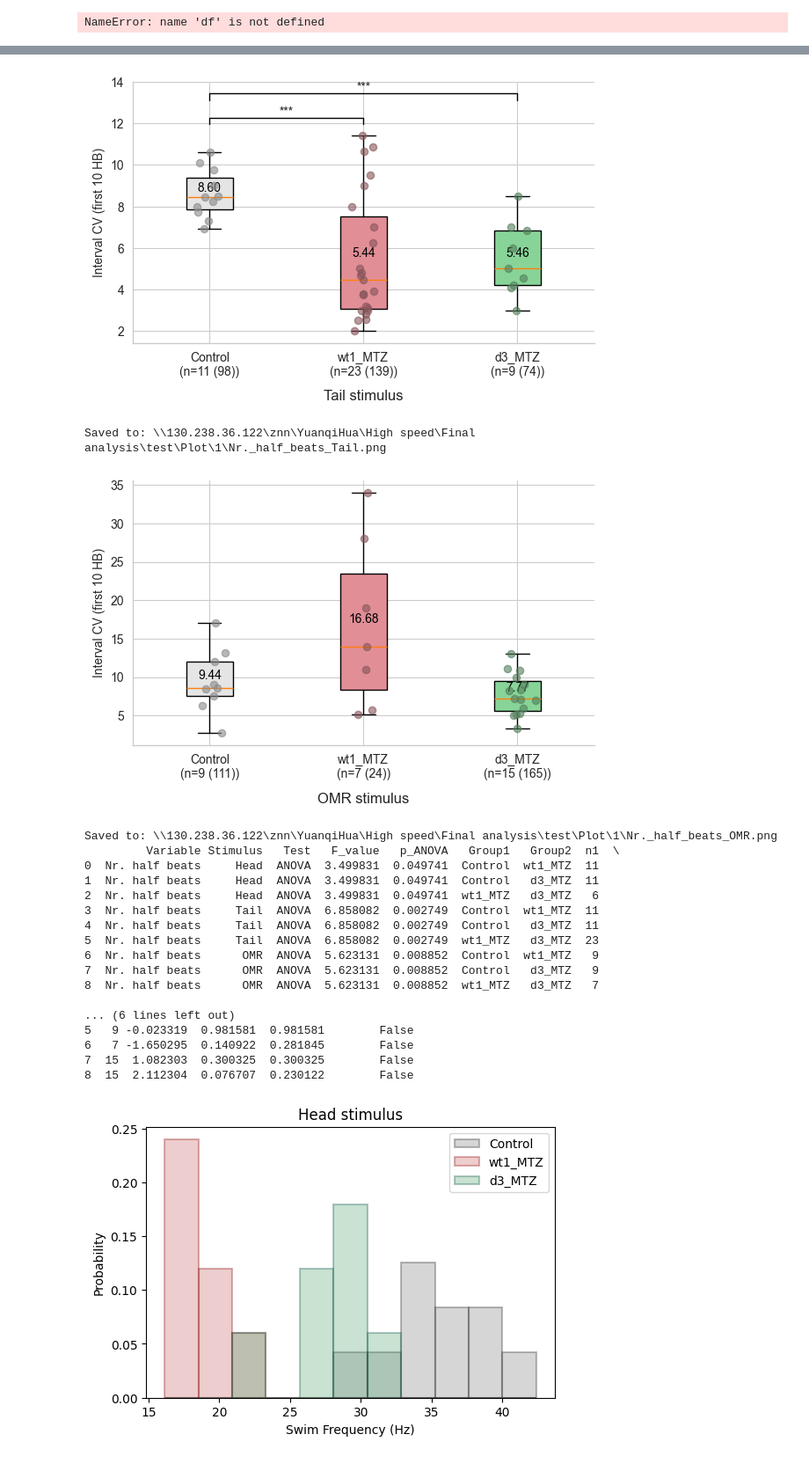
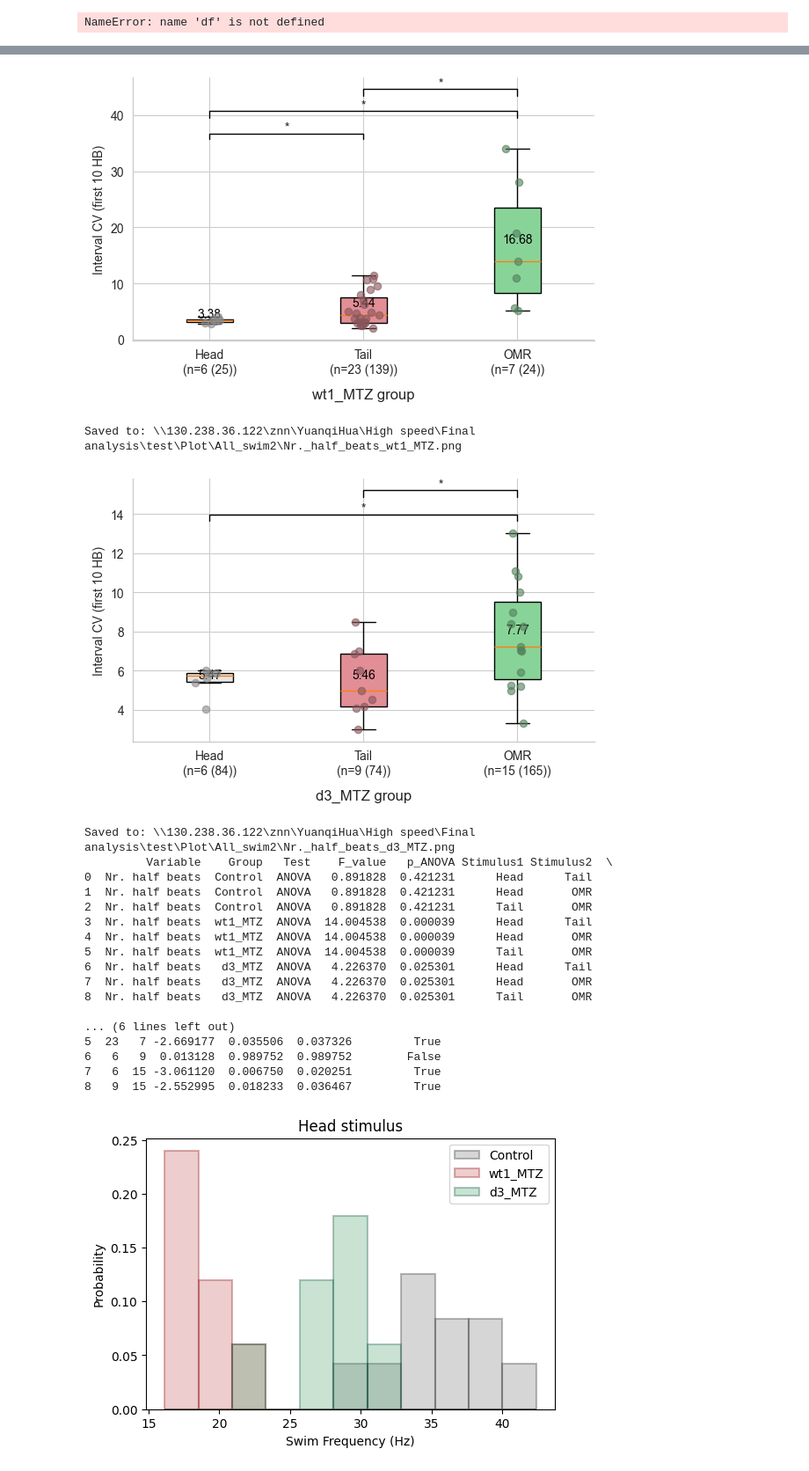
Before and after one commit to YuanqiHua1/HighSpeed, a Jupyter notebook: Final analysis.ipynb, the cells around one changed output, grey strips where cells are left out. Shown at 88% size. Cells and saved outputs as stored; diff of their text form; code cells hidden in the pictures.

Commit message:
Plot functions

```diff
--- a/Final analysis.ipynb
+++ b/Final analysis.ipynb
@@ -794,7 +503,7 @@ for ycol, ylabel in [
     )
 
     # Plot
-    df_plot = plot(
+    df_plot = plot_head_tail_within_group(
         folder=save_folder,
         ycol=ycol,
         Ylabel=ylabel,
@@ -848,23 +557,23 @@ Saved to: \\130.238.36.122\znn\YuanqiHua\High speed\Final analysis\test\Plot\1\N
-[figure, old version]
+[figure, new version]
-Saved to: \\130.238.36.122\znn\YuanqiHua\High speed\Final analysis\test\Plot\1\Nr._half_beats_Tail.png
+Saved to: \\130.238.36.122\znn\YuanqiHua\High speed\Final analysis\test\Plot\All_swim2\Nr._half_beats_wt1_MTZ.png
-[figure, old version]
+[figure, new version]
-Saved to: \\130.238.36.122\znn\YuanqiHua\High speed\Final analysis\test\Plot\1\Nr._half_beats_OMR.png
-         Variable Stimulus   Test   F_value   p_ANOVA   Group1   Group2  n1  \
-0  Nr. half beats     Head  ANOVA  3.499831  0.049741  Control  wt1_MTZ  11
-1  Nr. half beats     Head  ANOVA  3.499831  0.049741  Control   d3_MTZ  11
-2  Nr. half beats     Head  ANOVA  3.499831  0.049741  wt1_MTZ   d3_MTZ   6
-3  Nr. half beats     Tail  ANOVA  6.858082  0.002749  Control  wt1_MTZ  11
-4  Nr. half beats     Tail  ANOVA  6.858082  0.002749  Control   d3_MTZ  11
-5  Nr. half beats     Tail  ANOVA  6.858082  0.002749  wt1_MTZ   d3_MTZ  23
-6  Nr. half beats      OMR  ANOVA  5.623131  0.008852  Control  wt1_MTZ   9
-7  Nr. half beats      OMR  ANOVA  5.623131  0.008852  Control   d3_MTZ   9
-8  Nr. half beats      OMR  ANOVA  5.623131  0.008852  wt1_MTZ   d3_MTZ   7
+Saved to: \\130.238.36.122\znn\YuanqiHua\High speed\Final analysis\test\Plot\All_swim2\Nr._half_beats_d3_MTZ.png
+         Variable    Group   Test    F_value   p_ANOVA Stimulus1 Stimulus2  \
+0  Nr. half beats  Control  ANOVA   0.891828  0.421231      Head      Tail
+1  Nr. half beats  Control  ANOVA   0.891828  0.421231      Head       OMR
+2  Nr. half beats  Control  ANOVA   0.891828  0.421231      Tail       OMR
+3  Nr. half beats  wt1_MTZ  ANOVA  14.004538  0.000039      Head      Tail
+4  Nr. half beats  wt1_MTZ  ANOVA  14.004538  0.000039      Head       OMR
+5  Nr. half beats  wt1_MTZ  ANOVA  14.004538  0.000039      Tail       OMR
+6  Nr. half beats   d3_MTZ  ANOVA   4.226370  0.025301      Head      Tail
+7  Nr. half beats   d3_MTZ  ANOVA   4.226370  0.025301      Head       OMR
+8  Nr. half beats   d3_MTZ  ANOVA   4.226370  0.025301      Tail       OMR
 
 ... (6 lines left out)
-5   9 -0.023319  0.981581  0.981581        False
-6   7 -1.650295  0.140922  0.281845        False
-7  15  1.082303  0.300325  0.300325        False
-8  15  2.112304  0.076707  0.230122        False
+5  23   7 -2.669177  0.035506  0.037326         True
+6   6   9  0.013128  0.989752  0.989752        False
+7   6  15 -3.061120  0.006750  0.020251         True
+8   9  15 -2.552995  0.018233  0.036467         True
 # %%
 ycol = "Freq. half beats"
 df_swim_clean, df_fish_clean0, df_fish_clean = make_clean_dfs(df, ycol)
```
Also changed, not shown: parts of 4 cells of this notebook, 5 other files.
